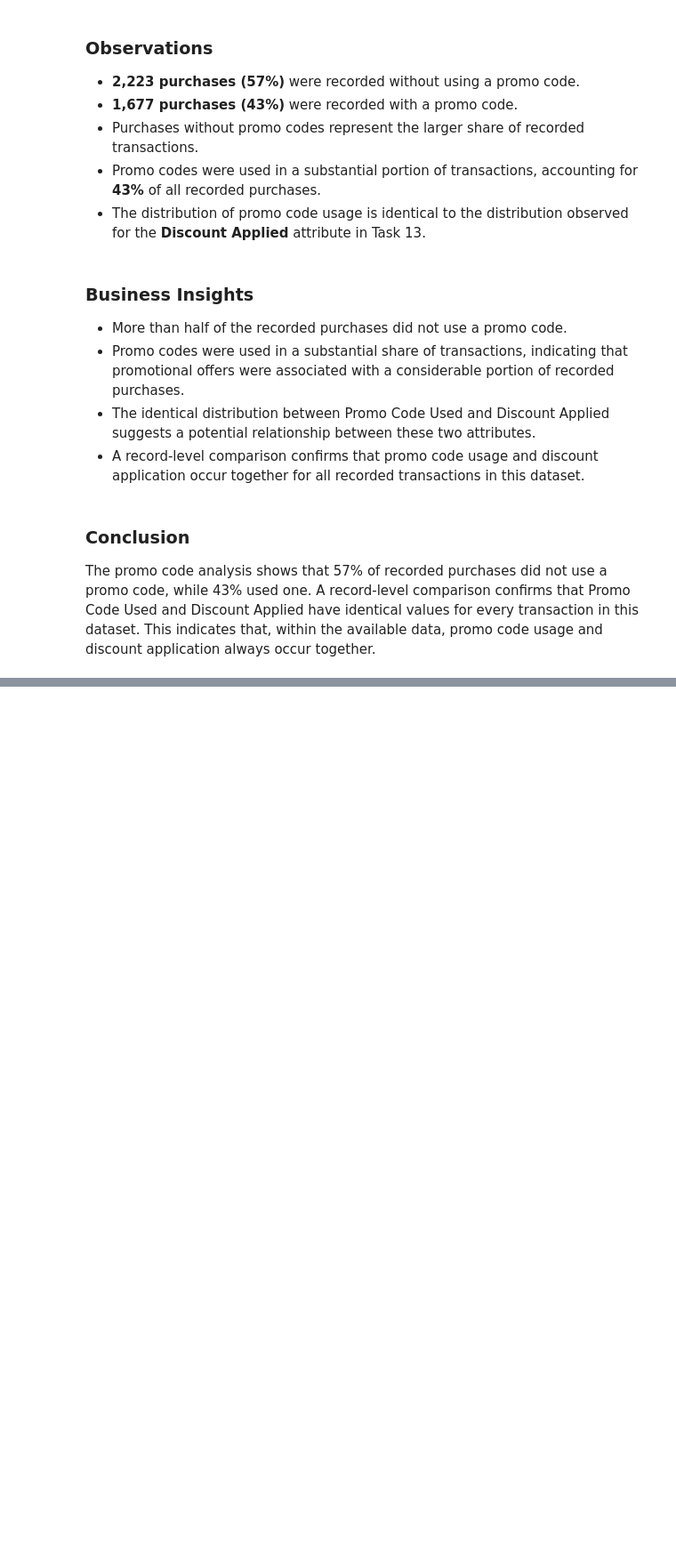
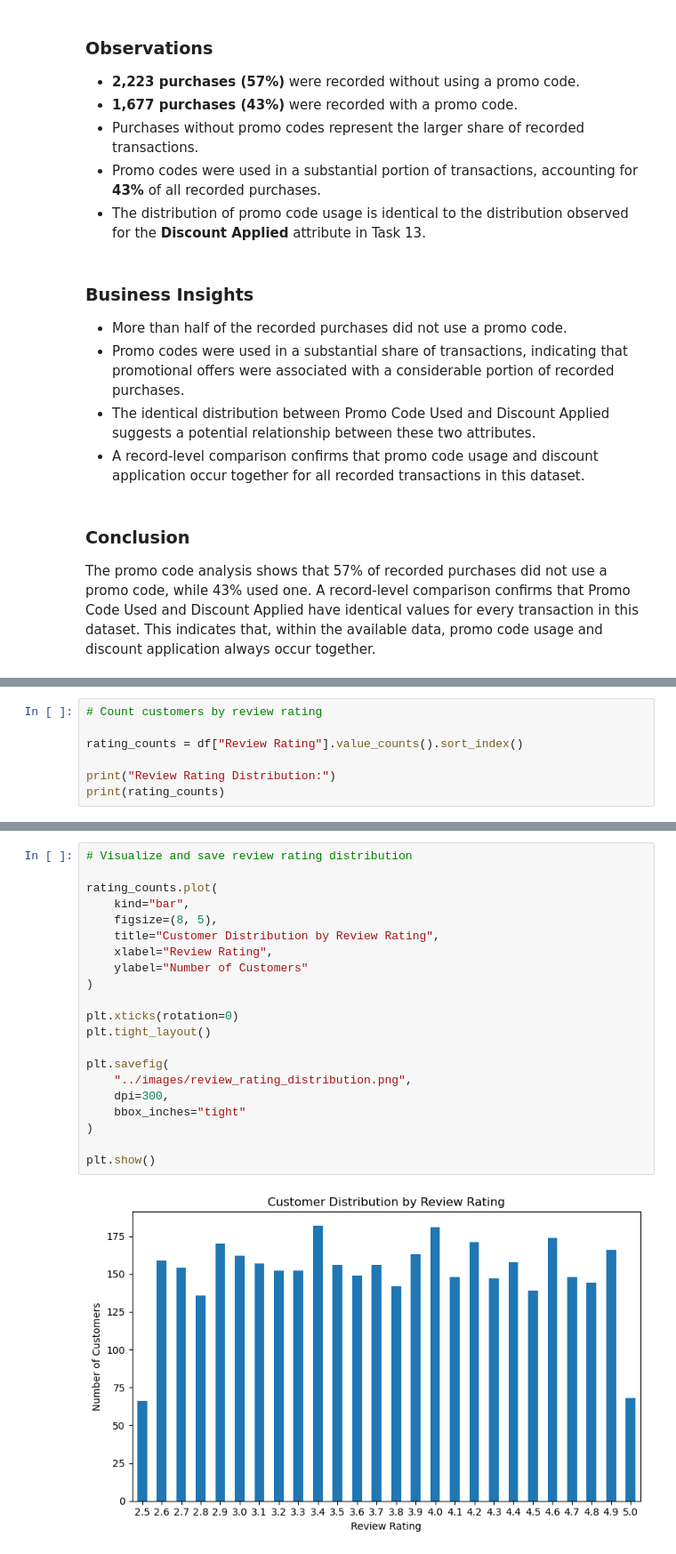
Before and after one commit to kalaranjani-a/customer-shopping-behavior-analysis, a Jupyter notebook: notebooks/customer_shopping_analysis.ipynb, the cells around one changed output, grey strips where cells are left out. Shown at 89% size. Cells and saved outputs as stored; diff of their text form; blank space fills up the shorter version.

```diff
--- a/notebooks/customer_shopping_analysis.ipynb
+++ b/notebooks/customer_shopping_analysis.ipynb
@@ -1826,0 +2136,7 @@ The promo code analysis shows that 57% of recorded purchases did not use a promo
+# %%
+# Count customers by review rating
+
+rating_counts = df["Review Rating"].value_counts().sort_index()
+
+print("Review Rating Distribution:")
+print(rating_counts)
@@ -1826,0 +2200,23 @@ The promo code analysis shows that 57% of recorded purchases did not use a promo
+# %%
+# Visualize and save review rating distribution
+
+rating_counts.plot(
+    kind="bar",
+    figsize=(8, 5),
+    title="Customer Distribution by Review Rating",
+    xlabel="Review Rating",
+    ylabel="Number of Customers"
+)
+
+plt.xticks(rotation=0)
+plt.tight_layout()
+
+plt.savefig(
+    "../images/review_rating_distribution.png",
+    dpi=300,
+    bbox_inches="tight"
+)
+
+plt.show()
+# %% [output]
+[figure, added]
```
Also changed, not shown: parts of 31 cells of this notebook, 4 other files.
